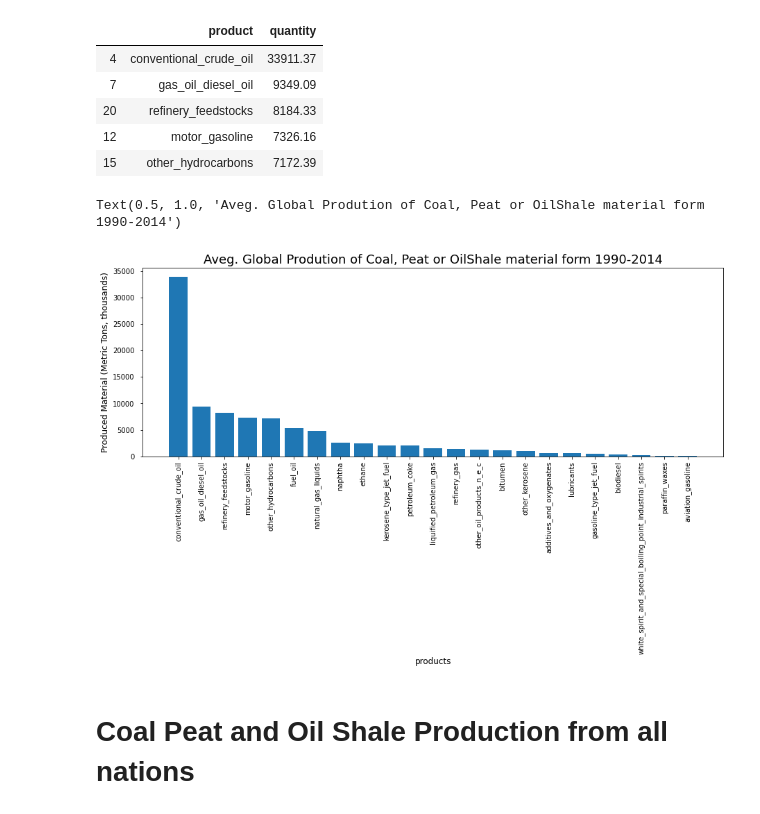
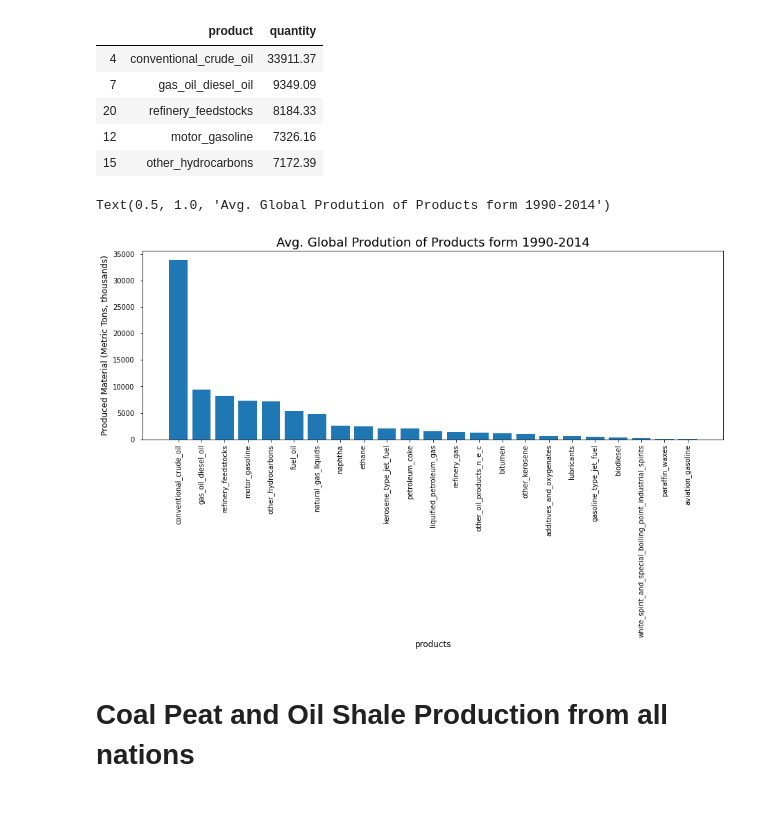
Before and after one commit to philipayazi/International-Energy-Statistics, a Jupyter notebook: International_Energy_Statistics.ipynb, the cells around one changed output. Saved outputs shown, nothing was run; the diff lists cells and outputs as text; code cells hidden in the pictures.

```diff
--- a/International_Energy_Statistics.ipynb
+++ b/International_Energy_Statistics.ipynb
@@ -275,19 +275,19 @@ oil_production.head()
 # %%
 oil_products = oil_production['product']
 oil_quantity = oil_production['quantity']
 
 fig, ax1 = plt.subplots(figsize=(15,5))
 
 
 ax1.bar(oil_products, oil_quantity)
 ax1.tick_params('x', labelrotation=90)
 ax1.tick_params('y', pad=8)
 ax1.set_xlabel('products', fontsize=12)
 ax1.set_ylabel('Produced Material (Metric Tons, thousands)', fontsize=12)
-ax1.set_title('Aveg. Global Prodution of Coal, Peat or OilShale material form 1990-2014', fontsize=18)
+ax1.set_title('Avg. Global Prodution of Products form 1990-2014', fontsize=18)
 # %% [output]
-Text(0.5, 1.0, 'Aveg. Global Prodution of Coal, Peat or OilShale material form 1990-2014')
+Text(0.5, 1.0, 'Avg. Global Prodution of Products form 1990-2014')
-[figure, old version]
+[figure, new version]
 # %% [markdown]
 # Coal Peat and Oil Shale Production from all nations
 # %%
```
Also changed, not shown: parts of 14 cells of this notebook.
